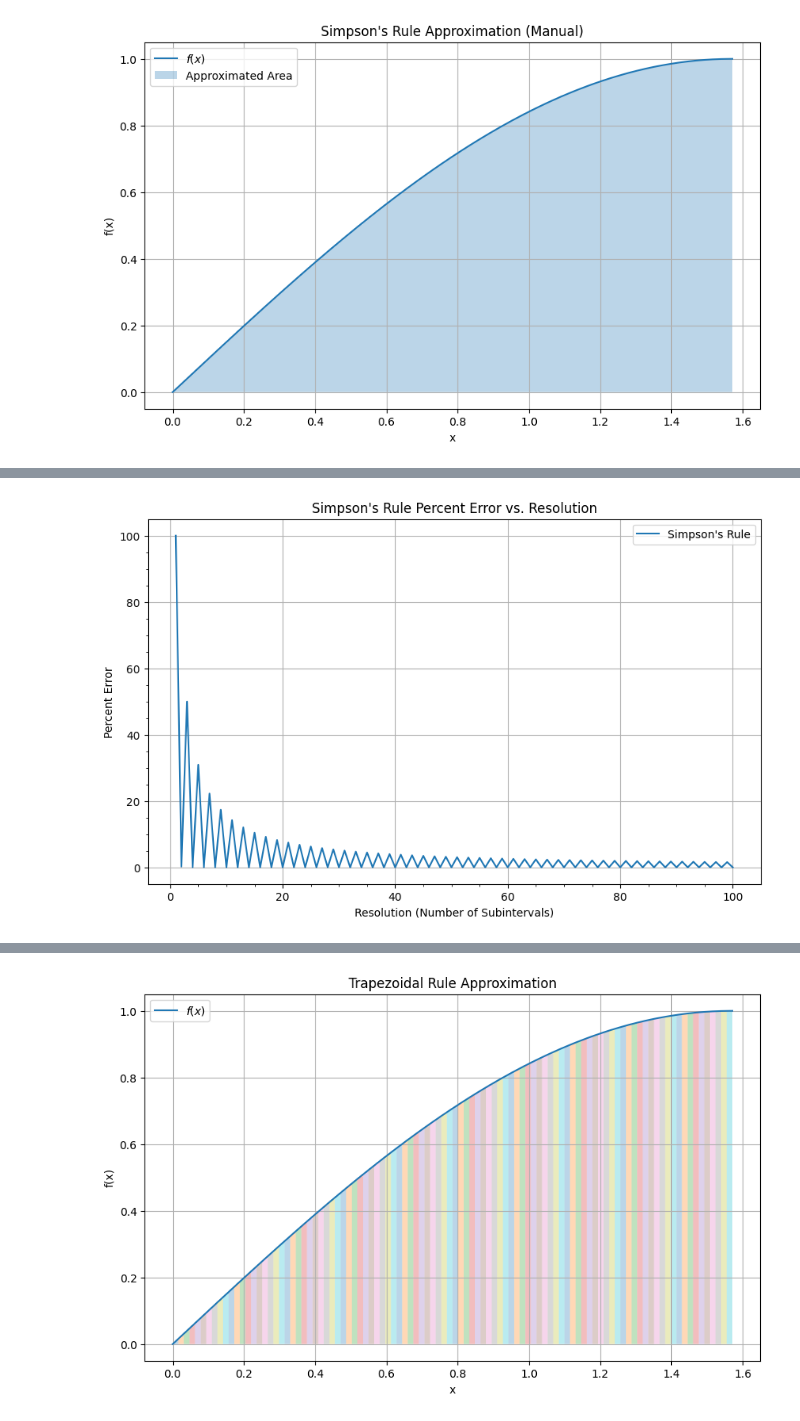
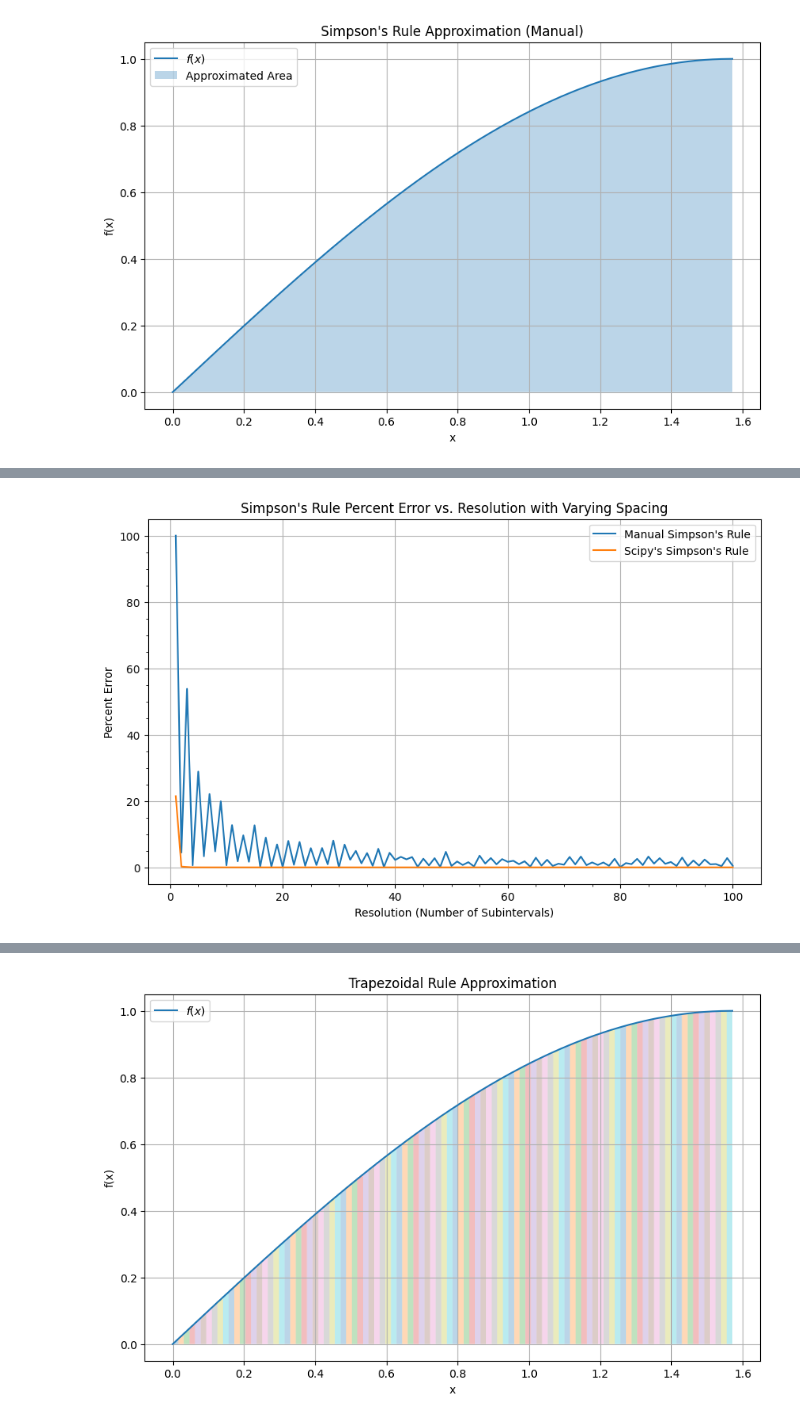
Before and after one commit to aqsnyder/eng_math, a Jupyter notebook: integration_techniques.ipynb, the cells around one changed output, grey strips where cells are left out. Saved outputs shown, nothing was run; the diff lists cells and outputs as text; code cells hidden in the pictures.

```diff
--- a/integration_techniques.ipynb
+++ b/integration_techniques.ipynb
@@ -79,7 +79,7 @@ def midpoint_rule_integration(f, a, b, n, h,  plot=False):
         plt.plot(x_vals, y_vals, label='$f(x)$')
 
         # Plot the midpoints
-        plt.scatter(midpoints, [f_numeric(midpoint) for midpoint in midpoints], color='red', label='Midpoints')
+        plt.scatter(midpoints, [f_numeric(midpoint) for midpoint in midpoints], color='red', label='Midpoints', marker=".")
 
         # Shade the area under the curve for the approximation
         x_fill = np.linspace(a, b, 400)
@@ -143,6 +139,14 @@ $$
 def simpsons_rule_integration(f, a, b, n, h, plot=False):
     # Calculate the x values for the subinterval points
     x_values = np.linspace(a, b, n + 1)
+
+    #-------------------------------------------------------------------------------------------------------------
+    random_gaps = np.random.uniform(-0.1, 0.1, size=n+1)
+    random_gaps = np.round(random_gaps * 1000) / 1000
+    random_gaps[0], random_gaps[-1] = 0, 0  # Ensure start and end points don't change
+    x_values += random_gaps
+    x_values = np.round(x_values, 3)  # Ensure x_values themselves are rounded to 3 decimal places
+    #-------------------------------------------------------------------------------------------------------------
 
     # Calculate the function values at the subinterval points
     y_values = np.array([f.subs(x, xi) for xi in x_values])
@@ -186,30 +237,47 @@ approximation = simpsons_rule_integration(f, a, b, n, h, plot=True)
 # %%
 def graph_simpson_error():
-    percent_errors = []
+    manual_percent_errors = []
+    scipy_percent_errors = []
     resolutions = range(1, 101)
+
     for resolution in resolutions:
         # Calculate 'h' for each resolution
         h = (b - a) / resolution
 
-        # Call the function with the calculated 'h'
-        approximation = simpsons_rule_integration(f, a, b, resolution, h, plot=False)
-        percent_error = abs(integral_result - approximation) / integral_result * 100
-        percent_errors.append(percent_error)
+        # Manual Simpson's Rule
+        manual_approximation = simpsons_rule_integration(f, a, b, resolution, h, plot=False)
+        manual_percent_error = abs(integral_result - manual_approximation) / integral_result * 100
+        manual_percent_errors.append(manual_percent_error)
+
+        # # Scipy's Simpson's Rule
+        x_values = np.linspace(a, b, resolution + 1)
+        # n = resolution  # Number of subintervals
+        # random_gaps = np.random.uniform(-0.1, 0.1, size=n + 1) # change these numbers to simulate varying independent variable
+        # random_gaps = np.round(random_gaps * 1000) / 1000
+        # random_gaps[0], random_gaps[-1] = 0, 0  # Ensure start and end points don't change
+        # x_values += random_gaps
+        # x_values = np.round(x_values, 3)  # Ensure x_values themselves are rounded to 3 decimal places
+
+        y_values = np.array([f.subs(x, xi) for xi in x_values])
+        scipy_approximation = simps(y_values, x_values)
+        scipy_percent_error = abs(integral_result - scipy_approximation) / integral_result * 100
+        scipy_percent_errors.append(scipy_percent_error)
 
     plt.figure(figsize=(10, 6))
-    plt.plot(resolutions, percent_errors, label="Simpson's Rule")
+    plt.plot(resolutions, manual_percent_errors, label="Manual Simpson's Rule")
+    plt.plot(resolutions, scipy_percent_errors, label="Scipy's Simpson's Rule")
     plt.xlabel('Resolution (Number of Subintervals)')
     plt.ylabel('Percent Error')
-    plt.title("Simpson's Rule Percent Error vs. Resolution")
+    plt.title("Simpson's Rule Percent Error vs. Resolution with Varying Spacing")
     plt.minorticks_on()
     plt.grid(True)
     plt.legend()
     plt.show()
 
 # Call the function to graph the errors
 graph_simpson_error()
 # %% [output]
-[figure, old version]
+[figure, new version]
 # %% [markdown]
 ![image-2.png](attachment:image-2.png)
 # %%
```
Also changed, not shown: parts of 5 cells of this notebook.
